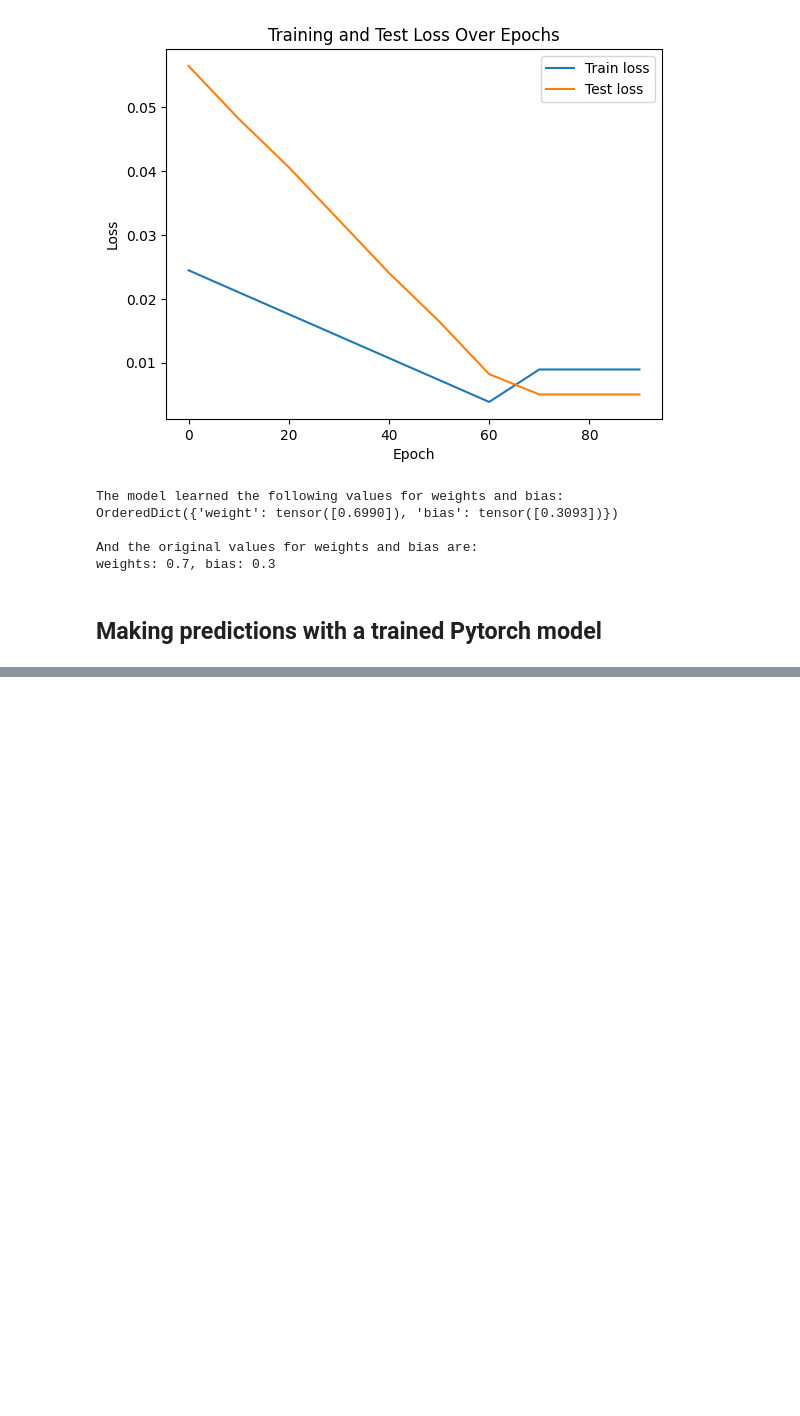
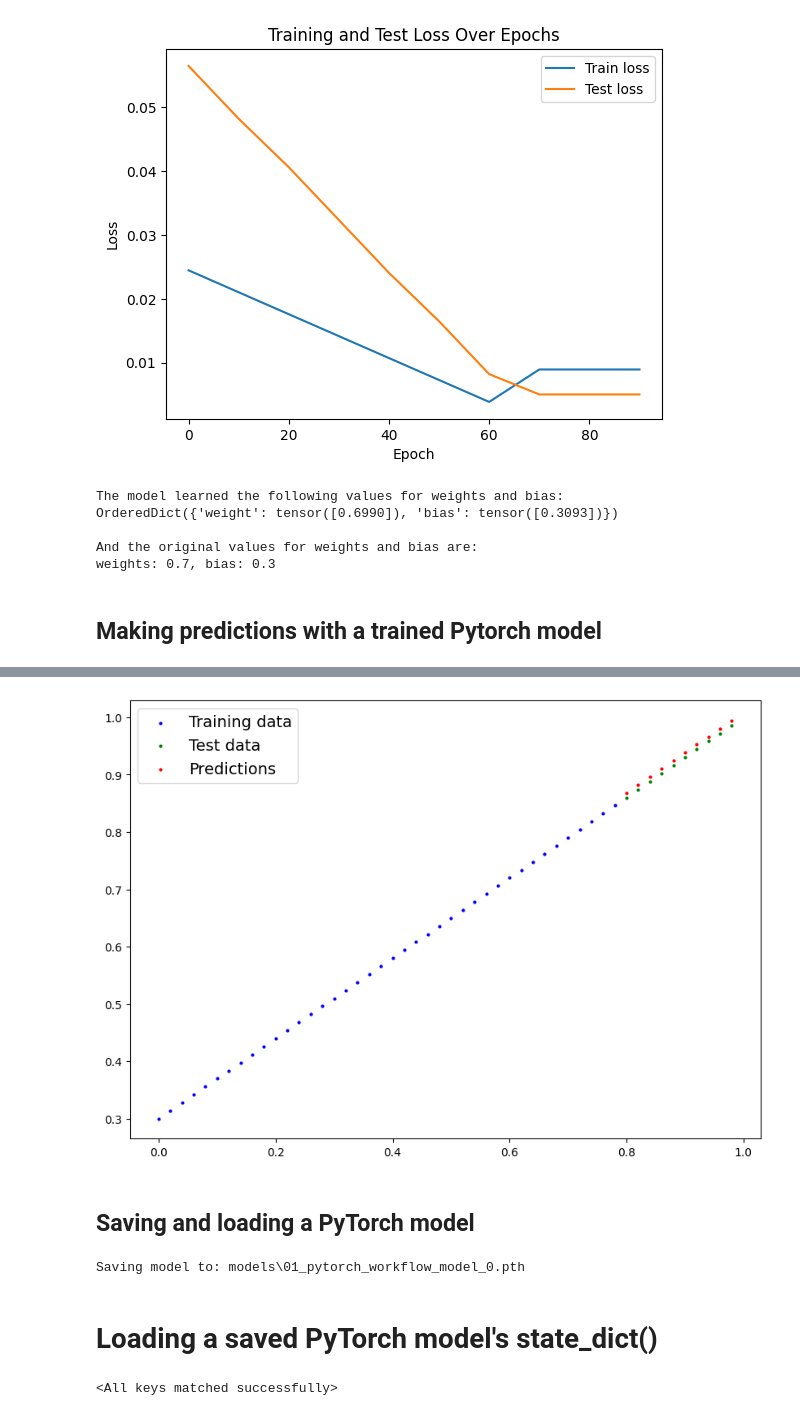
Before and after one commit to achiilles-deyeni/30_days_of_deeplearning, a Jupyter notebook: pytorch_workflow.ipynb, the cells around one changed output, grey strips where cells are left out. Drawn from its saved outputs; the diff is of its cells as text; code cells hidden in the pictures; blank space fills up the shorter version.

Commit message:
Day 2: PyTorch workflow

```diff
--- a/pytorch_workflow.ipynb
+++ b/pytorch_workflow.ipynb
@@ -242,3 +242,10 @@ And the original values for weights and bias are:
 weights: 0.7, bias: 0.3
 # %% [markdown]
 ## Making predictions with a trained Pytorch model
+# %%
+# Set the model to evaluation mode
+model_0.eval()
+# Setup the inference mode context manager
+with torch.inference_mode():
+    y_preds = model_0(X_test)
+y_preds
@@ -244,0 +263,32 @@ weights: 0.7, bias: 0.3
+# %%
+plot_predictions(predictions=y_preds)
+# %% [output]
+[figure, added]
+# %% [markdown]
+## Saving and loading a PyTorch model
+# %%
+from pathlib import Path
+# Create models directory
+MODEL_PATH = Path("models")
+MODEL_PATH.mkdir(parents = True, exist_ok=True)
+
+# create a model save path
+MODEL_NAME = "01_pytorch_workflow_model_0.pth"
+MODEL_SAVE_PATH = MODEL_PATH / MODEL_NAME
+
+# Save the model state dict
+print(f"Saving model to: {MODEL_SAVE_PATH}")
+torch.save(obj=model_0.state_dict(), # Only saving the state dict, not the entire model
+           f=MODEL_SAVE_PATH)
+# %% [output]
+Saving model to: models\01_pytorch_workflow_model_0.pth
+# %% [markdown]
+# Loading a saved PyTorch model's state_dict()
+# %%
+# Instantiate a new instance of our model (this will be instantiated with random weights)
+loaded_model_0 = LinearRegressionModel()
+
+# Load the state_dict of our saved model (this will update the new instance of our model with trained weights)
+loaded_model_0.load_state_dict(torch.load(f=MODEL_SAVE_PATH))
+# %% [output]
+<All keys matched successfully>
```
Also changed, not shown: parts of 3 cells of this notebook, 1 other file.
